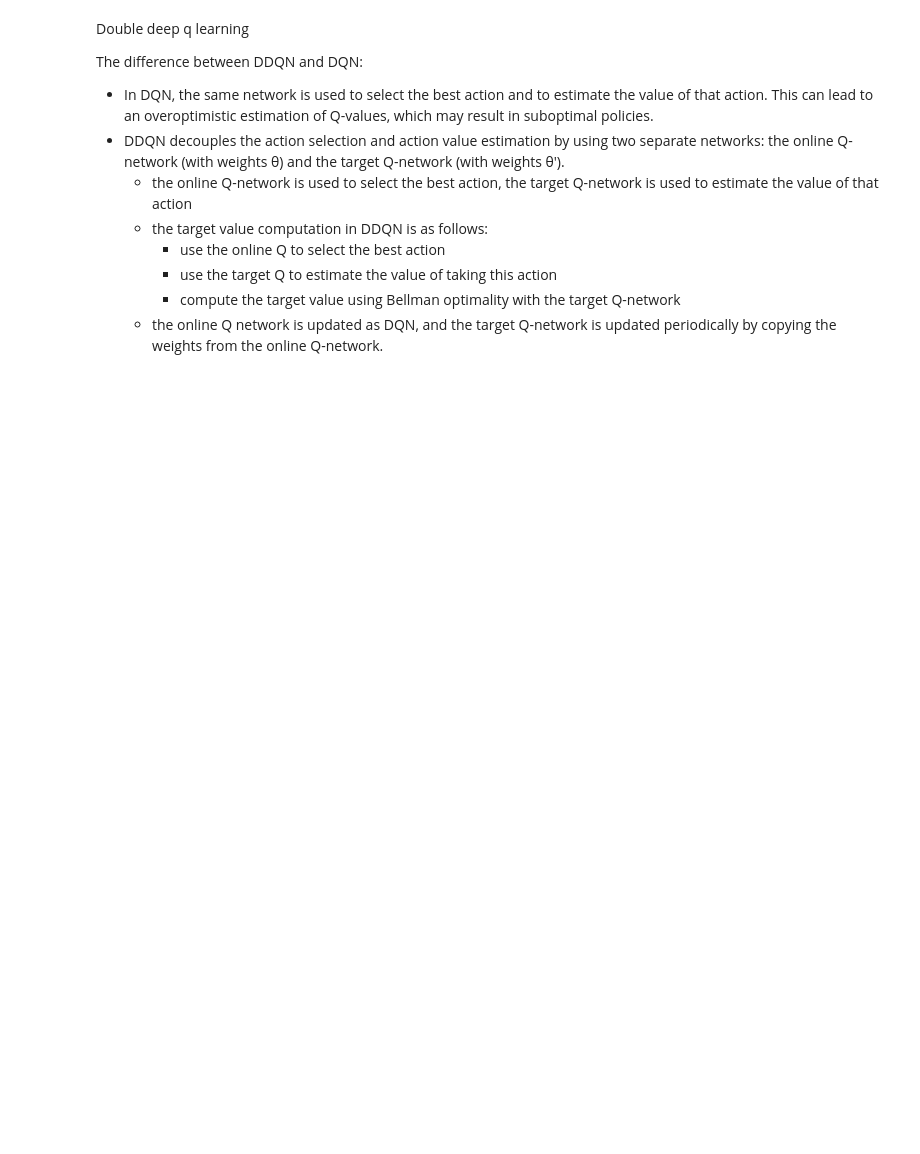
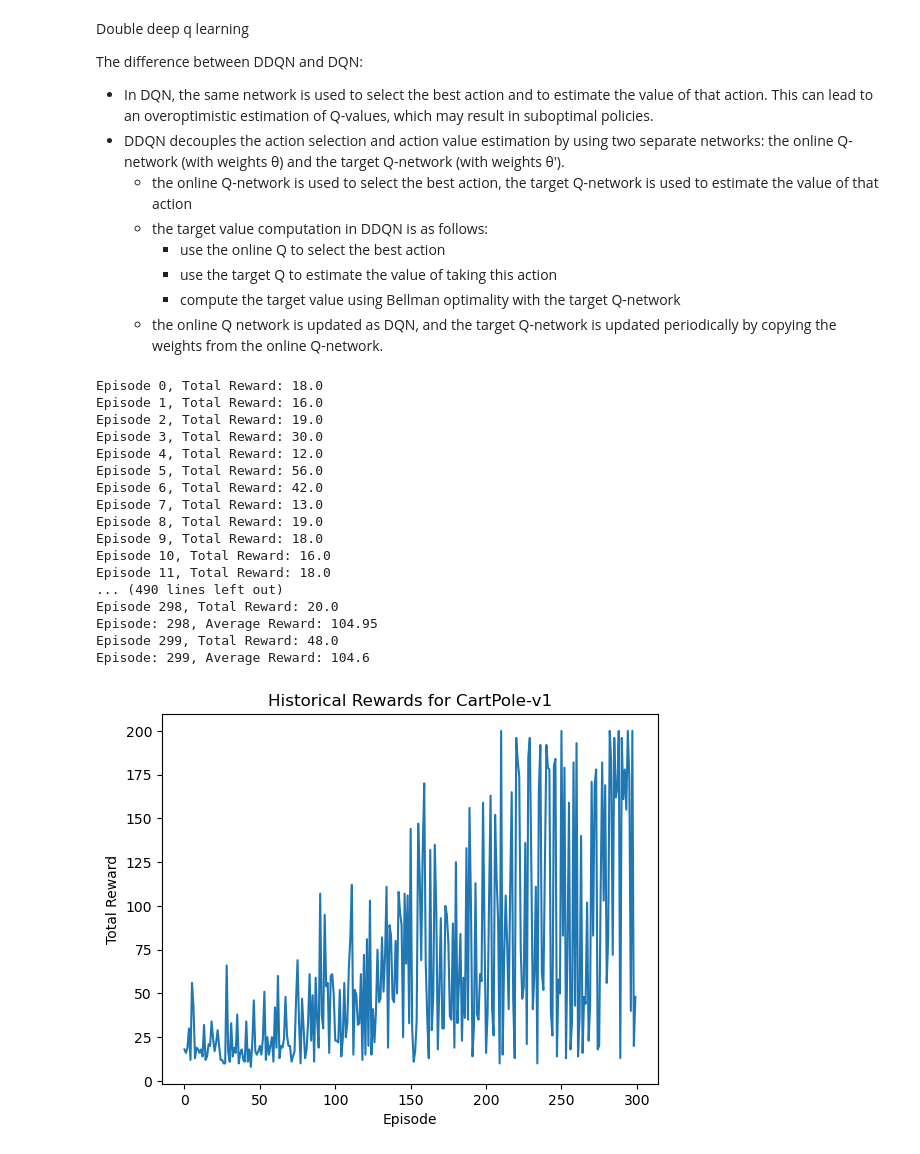
Before and after one commit to YangyangFu/dynax, a Jupyter notebook: resources/jax/drl/ddqn.ipynb, the cells around one changed output. Drawn from its saved outputs; the diff is of its cells as text; code cells hidden in the pictures; blank space fills up the shorter version.

```diff
--- a/resources/jax/drl/ddqn.ipynb
+++ b/resources/jax/drl/ddqn.ipynb
@@ -111,15 +130,21 @@ env = gym.make("CartPole-v1", render_mode="rgb_array").env
 state_size = env.observation_space.shape[0]
 action_size = env.action_space.n
 rng_key = jax.random.PRNGKey(42)
+lr = 1e-03
 
-agent = DDQNAgent(state_size, action_size, rng_key)
+agent = DDQNAgent(state_size, action_size, rng_key, lr=lr)
 
-n_episodes = 500
+n_episodes = 300
 reward_history = []
 max_episode_steps=200 # env.spec.max_episode_steps
 reward_threshold=175 # env.spec.reward_threshold
 solved_window = 100
 
+# sync target q-network
+steps_since_target_update = 0
+target_update_freq = 1
+
+# main loop
 for episode in range(n_episodes):
     state, _ = env.reset()
     state = jnp.array(state, dtype=jnp.float32)
@@ -137,30 +162,60 @@ for episode in range(n_episodes):
         agent.replay()
 
         state = next_state
         total_reward += reward
         step_in_episode += 1
 
+        # update  target q-network
+        steps_since_target_update += 1
+        if steps_since_target_update >= target_update_freq:
+            agent.sync_target()
+            steps_since_target_update = 0
+
         # check if the max_episode_steps are met. if so, terminate this episode
         if step_in_episode >= max_episode_steps:
             print(f"Agent reached max_episode_steps in episode {episode}.")
             break
+
+        # udpate epsiolon after episode
+        if done:
+            if agent.epsilon > agent.epsilon_end:
+                agent.epsilon *= agent.epsilon_decay
 
     reward_history.append(total_reward)
     print(f"Episode {episode}, Total Reward: {total_reward}")
 
     # stop training if average reward reaches requirement
     # Calculate the average reward over the last 'solved_window' episodes
     if episode >= solved_window:
         avg_reward = np.mean(reward_history[-solved_window:])
         print(f'Episode: {episode}, Average Reward: {avg_reward}')
 
         if avg_reward >= reward_threshold:
             print(f"CartPole-v1 solved in {episode} episodes!")
             break
 
 # Plot the historical rewards
 plt.plot(reward_history)
 plt.xlabel("Episode")
 plt.ylabel("Total Reward")
 plt.title("Historical Rewards for CartPole-v1")
 plt.show()
+# %% [output]
+Episode 0, Total Reward: 18.0
+Episode 1, Total Reward: 16.0
+Episode 2, Total Reward: 19.0
+Episode 3, Total Reward: 30.0
+Episode 4, Total Reward: 12.0
+Episode 5, Total Reward: 56.0
+Episode 6, Total Reward: 42.0
+Episode 7, Total Reward: 13.0
+Episode 8, Total Reward: 19.0
+Episode 9, Total Reward: 18.0
+Episode 10, Total Reward: 16.0
+Episode 11, Total Reward: 18.0
+... (490 lines left out)
+Episode 298, Total Reward: 20.0
+Episode: 298, Average Reward: 104.95
+Episode 299, Total Reward: 48.0
+Episode: 299, Average Reward: 104.6
+[figure, added]
```
Also changed, not shown: parts of 5 cells of this notebook, 2 other files.
